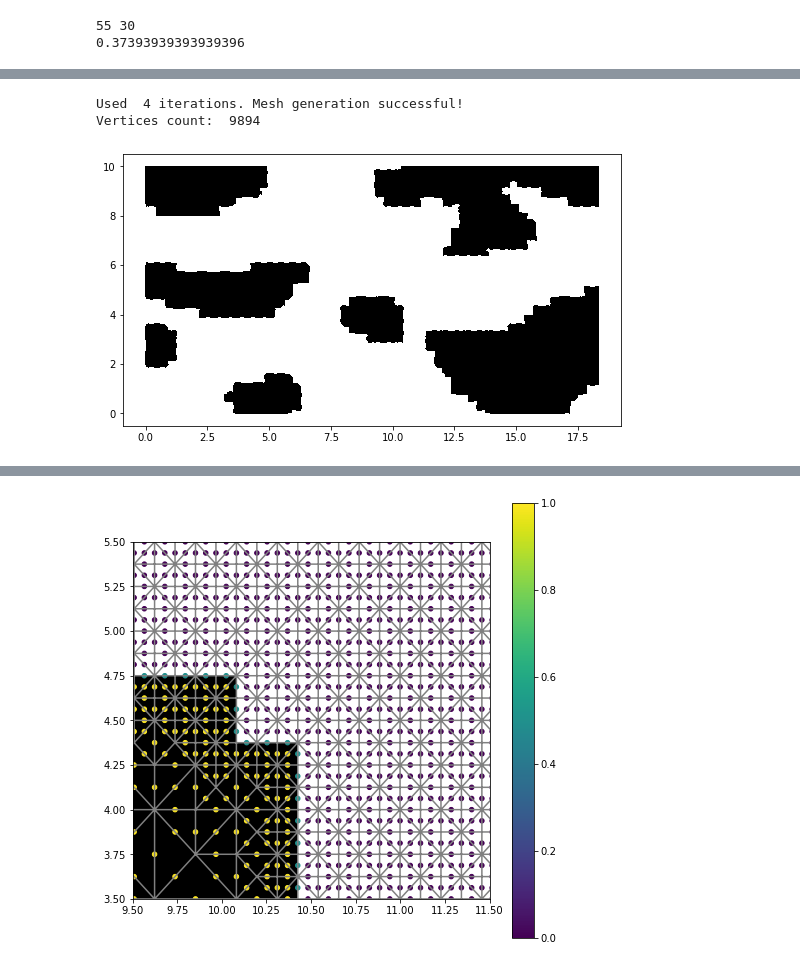
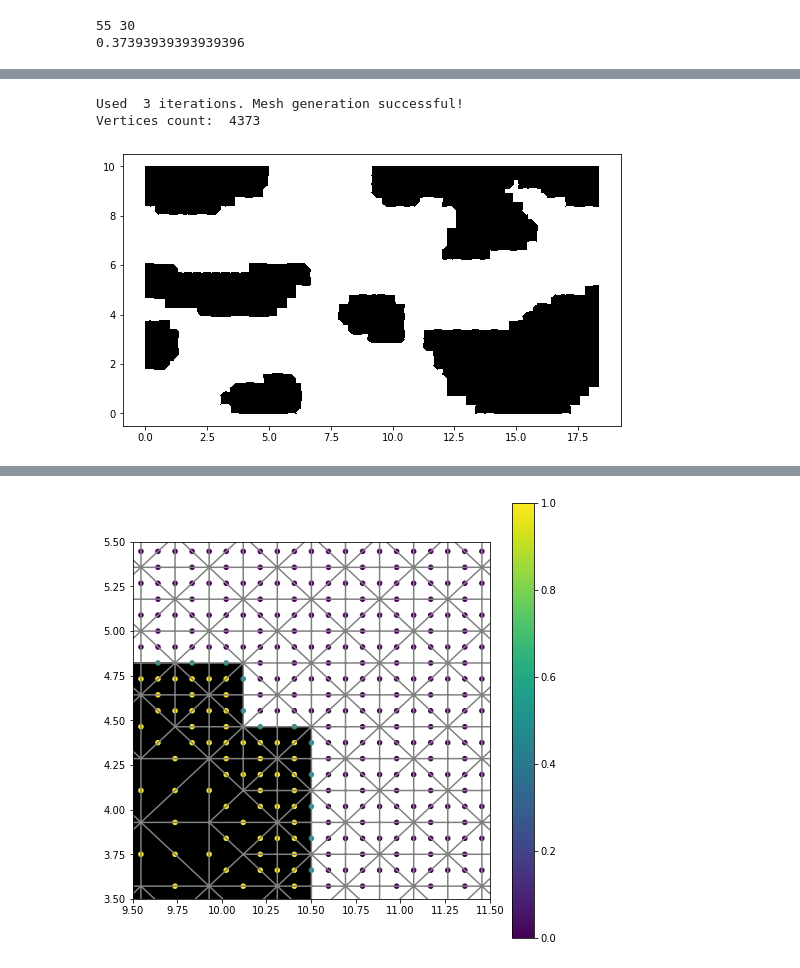
Before and after one commit to pwhuang/RetroPy, a Jupyter notebook: tutorial/1_mesh_generation/mesh_creation_using_pore_image.ipynb, the cells around one changed output, grey strips where cells are left out. Cells and saved outputs as stored; diff of their text form; code cells hidden in the pictures.

```diff
--- a/tutorial/1_mesh_generation/mesh_creation_using_pore_image.ipynb
+++ b/tutorial/1_mesh_generation/mesh_creation_using_pore_image.ipynb
@@ -53,7 +53,7 @@ f_of_phi_dg = RegularGridInterpolator((x_space, y_space), imT, 'nearest', bounds
 0.37393939393939396
 # %%
 # Generate a rectangle mesh using dolfin/fenics
-mesh_2d = RectangleMesh.create([Point(xmin, ymin), Point(xmax, ymax)], [20, 10], CellType.Type.triangle, 'right/left')
+mesh_2d = RectangleMesh.create([Point(xmin, ymin), Point(xmax, ymax)], [12, 7], CellType.Type.triangle, 'right/left')
 
 plt.figure(figsize=(10,5))
 plot(mesh_2d)
@@ -63,24 +63,24 @@ plt.show()
 # %%
 %%time
 
-mesh_2d, phi_DG = tools.refine_mesh_dg(mesh_2d, f_of_phi_dg, min_cell_size=2e-1, where='bf')
+mesh_2d, phi_DG = tools.refine_mesh_dg(mesh_2d, f_of_phi_dg, min_cell_size=4e-1, where='bf')
 
 print('Vertices count: ', mesh_2d.num_vertices())
 
 phi_DG_filtered = phi_DG.copy()
 
 # Apply filter to phi_DG
 for i, phi_val in enumerate(phi_DG.vector()[:]):
     if phi_val > 0.01:
         phi_DG_filtered.vector()[i] = 1 # True
     else:
         phi_DG_filtered.vector()[i] = 0
 
 plt.figure(figsize=(10,5))
 plot(phi_DG_filtered, cmap='binary')
 #plot(mesh_2d)
 plt.show()
 # %% [output]
-Used  4 iterations. Mesh generation successful!
-Vertices count:  9894
+Used  3 iterations. Mesh generation successful!
+Vertices count:  4373
-[figure, old version]
+[figure, new version]
@@ -107,7 +107,7 @@ plt.xlim(9.5, 11.5)
 plt.ylim(3.5, 5.5)
 plt.show()
 # %% [output]
-[figure, old version]
+[figure, new version]
 # %%
 # The fluid and solid domain on mesh boundaries are marked correctly
 plt.figure(figsize=(8,8))
```
Also changed, not shown: parts of 7 cells of this notebook, 3 other files.
